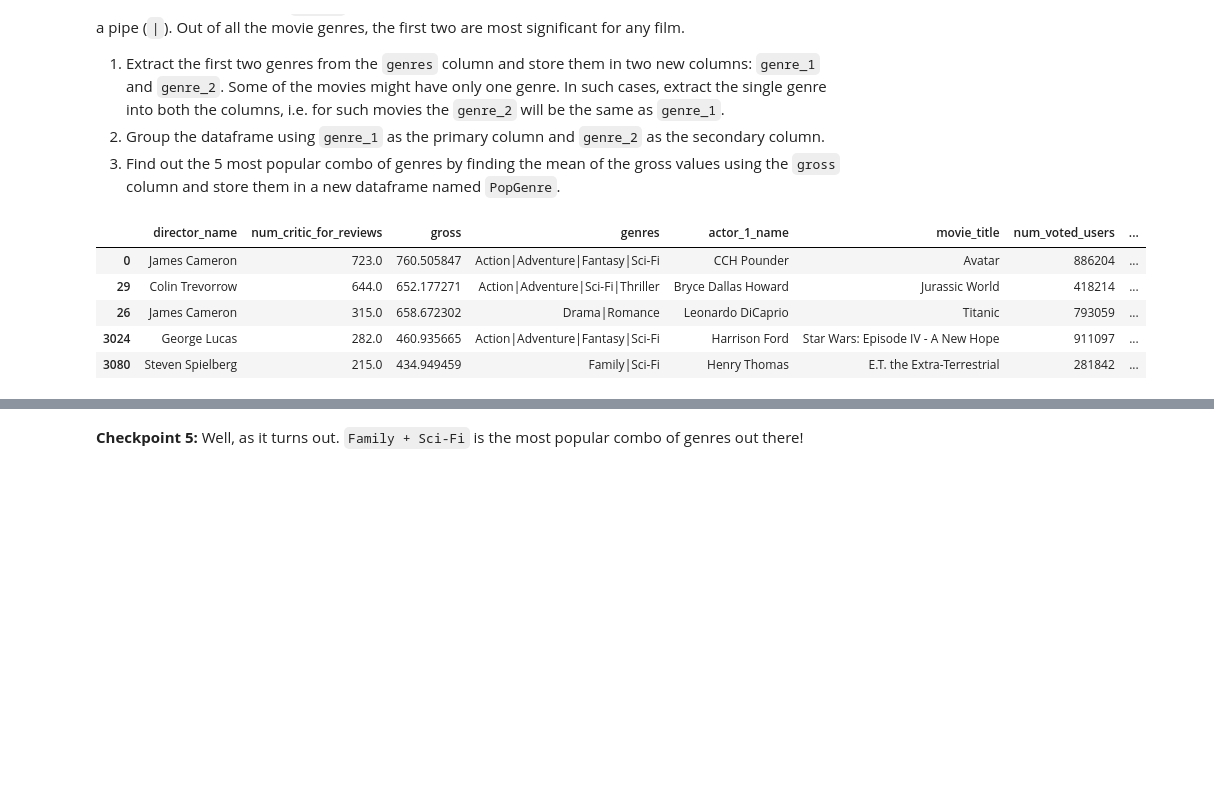
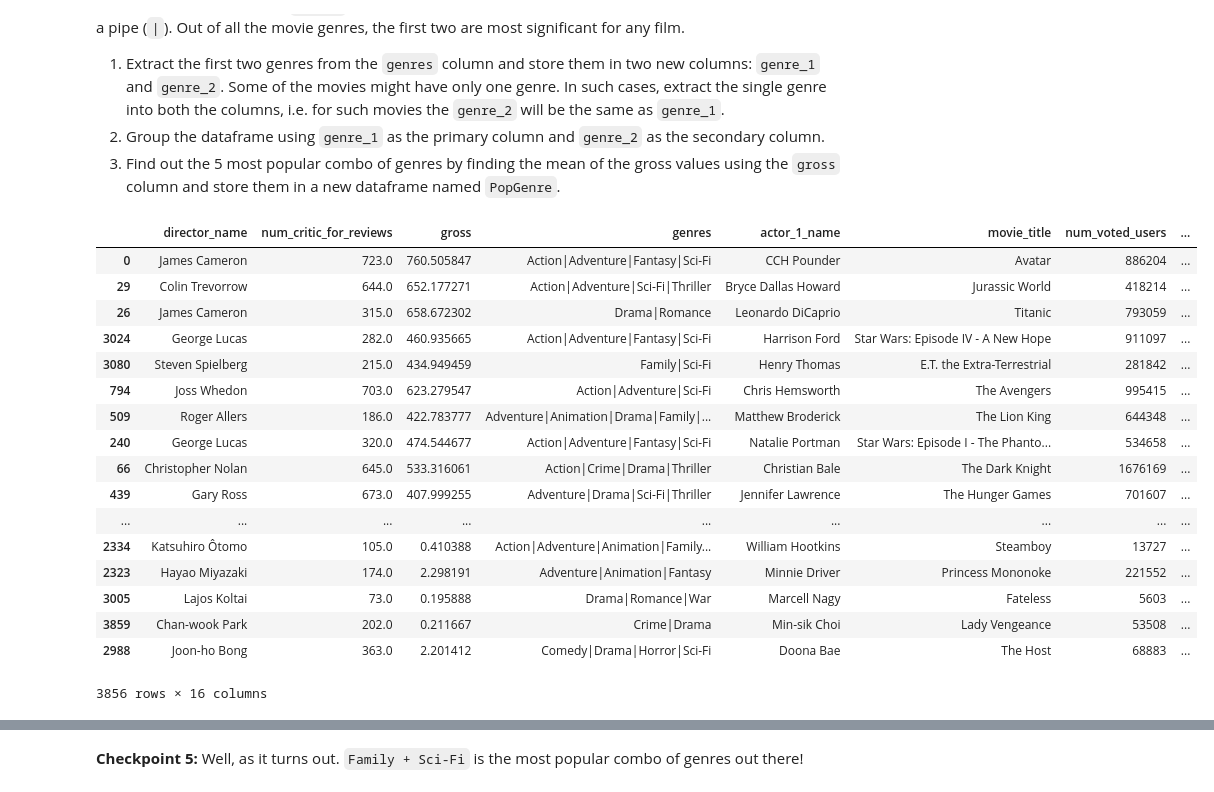
Before and after one commit to shivachandrakante/UpGrad-Movie_Assignment, a Jupyter notebook: DS+in+Python+Movie+Assignment.ipynb, the cells around one changed output, grey strips where cells are left out. Drawn from its saved outputs; the diff is of its cells as text; code cells hidden in the pictures; blank space fills up the shorter version.

```diff
--- a/DS+in+Python+Movie+Assignment.ipynb
+++ b/DS+in+Python+Movie+Assignment.ipynb
@@ -449,13 +449,27 @@ You might have noticed the `genres` column in the dataframe with all the genres
 3. Find out the 5 most popular combo of genres by finding the mean of the gross values using the `gross` column and store them in a new dataframe named `PopGenre`.
 # %%
 # Write your code for extracting the first two genres of each movie here
-movies.head()
+movies['genre_1']=movies['genres'].apply(lambda x:x.split('|')[0])
+movies['genre_2']=movies['genres'].apply(lambda x:x.split('|')[1] if len(x.split('|'))>1 else x.split('|')[0])
+movies
 # %% [output]
 |  | director_name | num_critic_for_reviews | gross | genres | actor_1_name | movie_title | num_voted_users | ... |
 | 0 | James Cameron | 723.0 | 760.505847 | Action|Adventure|Fantasy|Sci-Fi | CCH Pounder | Avatar | 886204 | ... |
 | 29 | Colin Trevorrow | 644.0 | 652.177271 | Action|Adventure|Sci-Fi|Thriller | Bryce Dallas Howard | Jurassic World | 418214 | ... |
 | 26 | James Cameron | 315.0 | 658.672302 | Drama|Romance | Leonardo DiCaprio | Titanic | 793059 | ... |
 | 3024 | George Lucas | 282.0 | 460.935665 | Action|Adventure|Fantasy|Sci-Fi | Harrison Ford | Star Wars: Episode IV - A New Hope | 911097 | ... |
 | 3080 | Steven Spielberg | 215.0 | 434.949459 | Family|Sci-Fi | Henry Thomas | E.T. the Extra-Terrestrial | 281842 | ... |
+| 794 | Joss Whedon | 703.0 | 623.279547 | Action|Adventure|Sci-Fi | Chris Hemsworth | The Avengers | 995415 | ... |
+| 509 | Roger Allers | 186.0 | 422.783777 | Adventure|Animation|Drama|Family|... | Matthew Broderick | The Lion King | 644348 | ... |
+| 240 | George Lucas | 320.0 | 474.544677 | Action|Adventure|Fantasy|Sci-Fi | Natalie Portman | Star Wars: Episode I - The Phanto... | 534658 | ... |
+| 66 | Christopher Nolan | 645.0 | 533.316061 | Action|Crime|Drama|Thriller | Christian Bale | The Dark Knight | 1676169 | ... |
+| 439 | Gary Ross | 673.0 | 407.999255 | Adventure|Drama|Sci-Fi|Thriller | Jennifer Lawrence | The Hunger Games | 701607 | ... |
+| ... | ... | ... | ... | ... | ... | ... | ... | ... |
+| 2334 | Katsuhiro Ôtomo | 105.0 | 0.410388 | Action|Adventure|Animation|Family... | William Hootkins | Steamboy | 13727 | ... |
+| 2323 | Hayao Miyazaki | 174.0 | 2.298191 | Adventure|Animation|Fantasy | Minnie Driver | Princess Mononoke | 221552 | ... |
+| 3005 | Lajos Koltai | 73.0 | 0.195888 | Drama|Romance|War | Marcell Nagy | Fateless | 5603 | ... |
+| 3859 | Chan-wook Park | 202.0 | 0.211667 | Crime|Drama | Min-sik Choi | Lady Vengeance | 53508 | ... |
+| 2988 | Joon-ho Bong | 363.0 | 2.201412 | Comedy|Drama|Horror|Sci-Fi | Doona Bae | The Host | 68883 | ... |
+3856 rows × 16 columns
 # %%
 movies_by_segment = # Write your code for grouping the dataframe here
```
Also changed, not shown: parts of 2 cells of this notebook.
